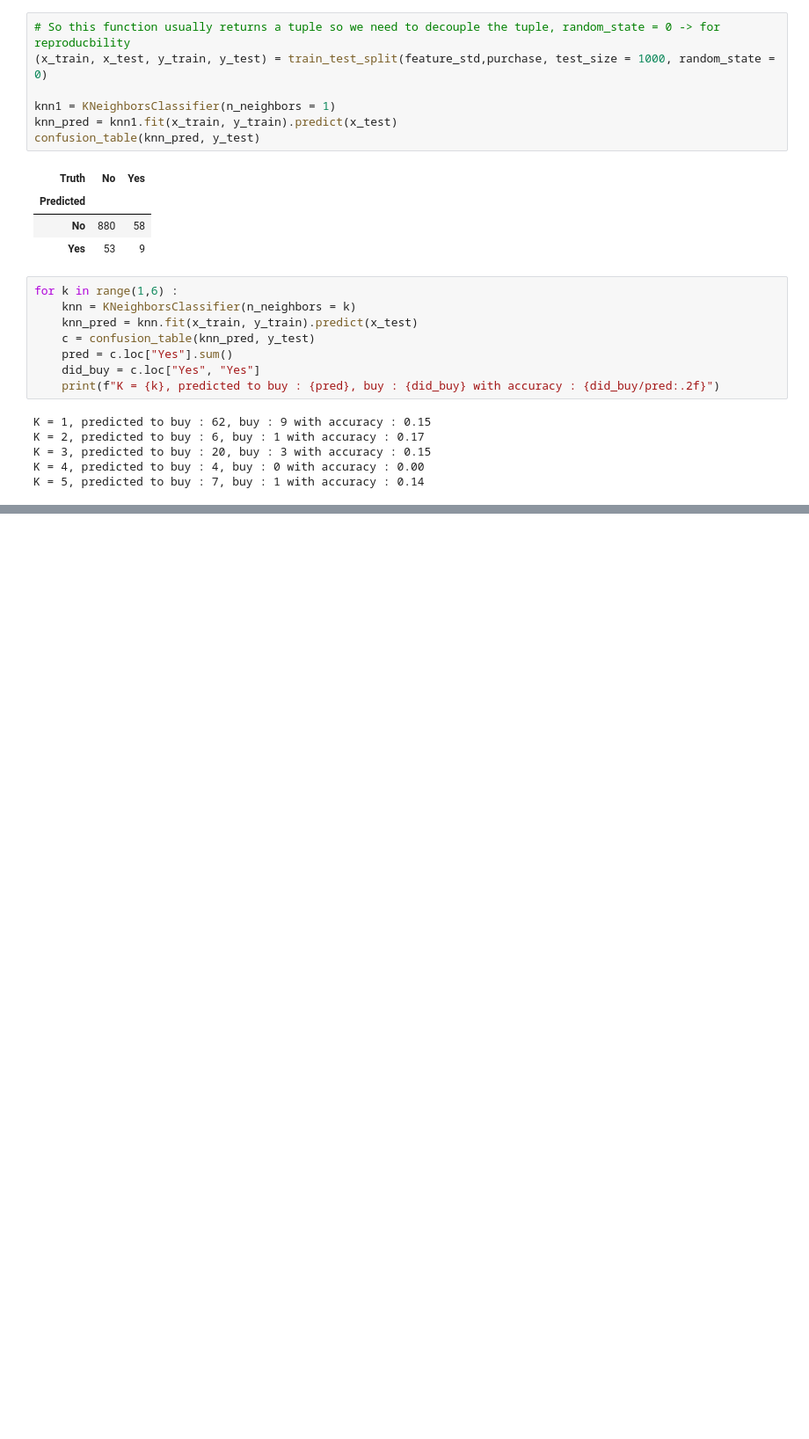
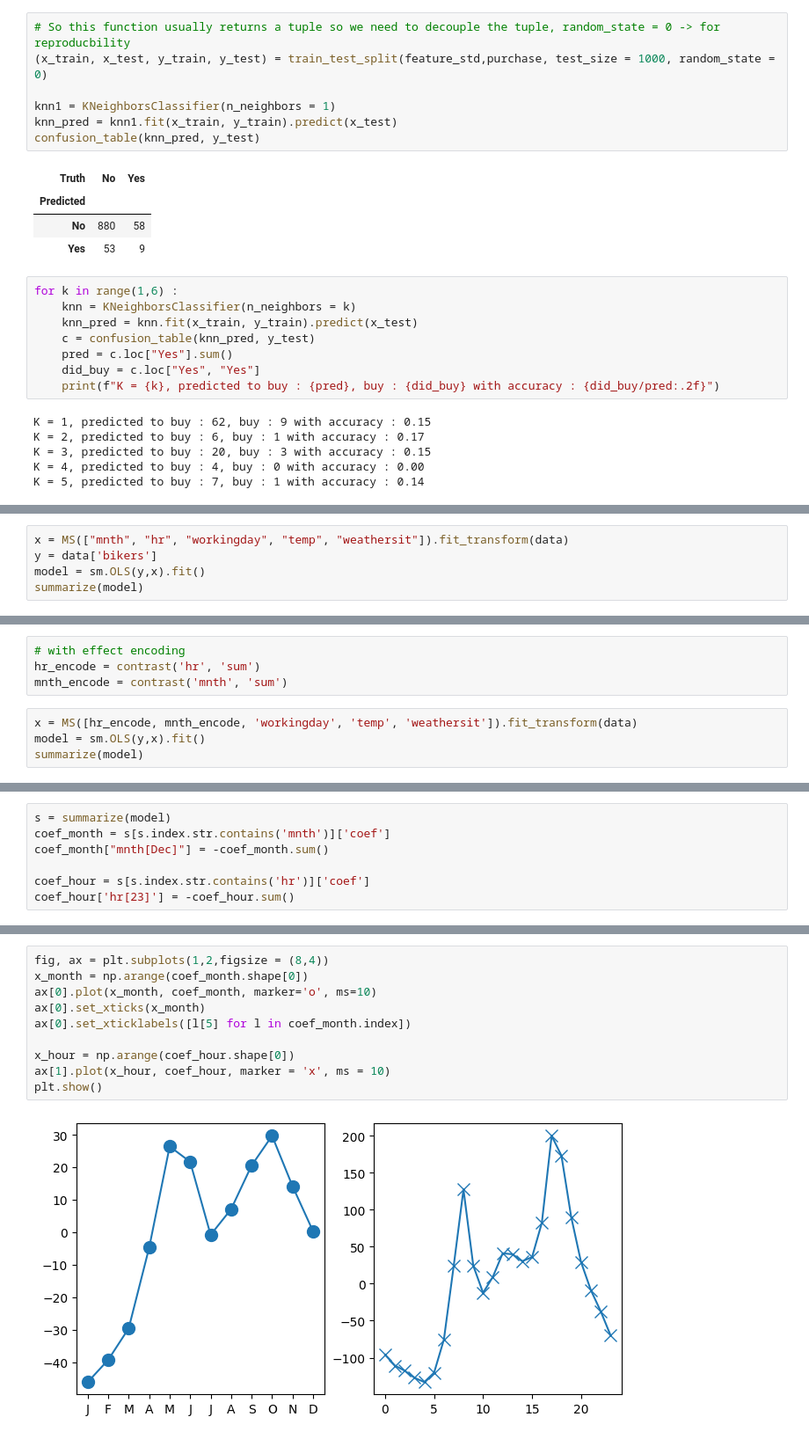
Before and after one commit to kkkamur07/ISL-Learning, a Jupyter notebook: Classification/Classification-Lab.ipynb, the cells around one changed output, grey strips where cells are left out. Shown: that part at 88% size. Drawn from its saved outputs; the diff is of its cells as text; blank space fills up the shorter version.

```diff
--- a/Classification/Classification-Lab.ipynb
+++ b/Classification/Classification-Lab.ipynb
@@ -392,0 +416,5 @@ K = 5, predicted to buy : 7, buy : 1 with accuracy : 0.14
+# %%
+x = MS(["mnth", "hr", "workingday", "temp", "weathersit"]).fit_transform(data)
+y = data['bikers']
+model = sm.OLS(y,x).fit()
+summarize(model)
@@ -392,0 +441,8 @@ K = 5, predicted to buy : 7, buy : 1 with accuracy : 0.14
+# %%
+# with effect encoding
+hr_encode = contrast('hr', 'sum')
+mnth_encode = contrast('mnth', 'sum')
+# %%
+x = MS([hr_encode, mnth_encode, 'workingday', 'temp', 'weathersit']).fit_transform(data)
+model = sm.OLS(y,x).fit()
+summarize(model)
@@ -392,0 +471,7 @@ K = 5, predicted to buy : 7, buy : 1 with accuracy : 0.14
+# %%
+s = summarize(model)
+coef_month = s[s.index.str.contains('mnth')]['coef']
+coef_month["mnth[Dec]"] = -coef_month.sum()
+
+coef_hour = s[s.index.str.contains('hr')]['coef']
+coef_hour['hr[23]'] = -coef_hour.sum()
@@ -392,0 +487,12 @@ K = 5, predicted to buy : 7, buy : 1 with accuracy : 0.14
+# %%
+fig, ax = plt.subplots(1,2,figsize = (8,4))
+x_month = np.arange(coef_month.shape[0])
+ax[0].plot(x_month, coef_month, marker='o', ms=10)
+ax[0].set_xticks(x_month)
+ax[0].set_xticklabels([l[5] for l in coef_month.index])
+
+x_hour = np.arange(coef_hour.shape[0])
+ax[1].plot(x_hour, coef_hour, marker = 'x', ms = 10)
+plt.show()
+# %% [output]
+[figure, added]
```
Also changed, not shown: parts of 12 cells of this notebook, 1 other file.
